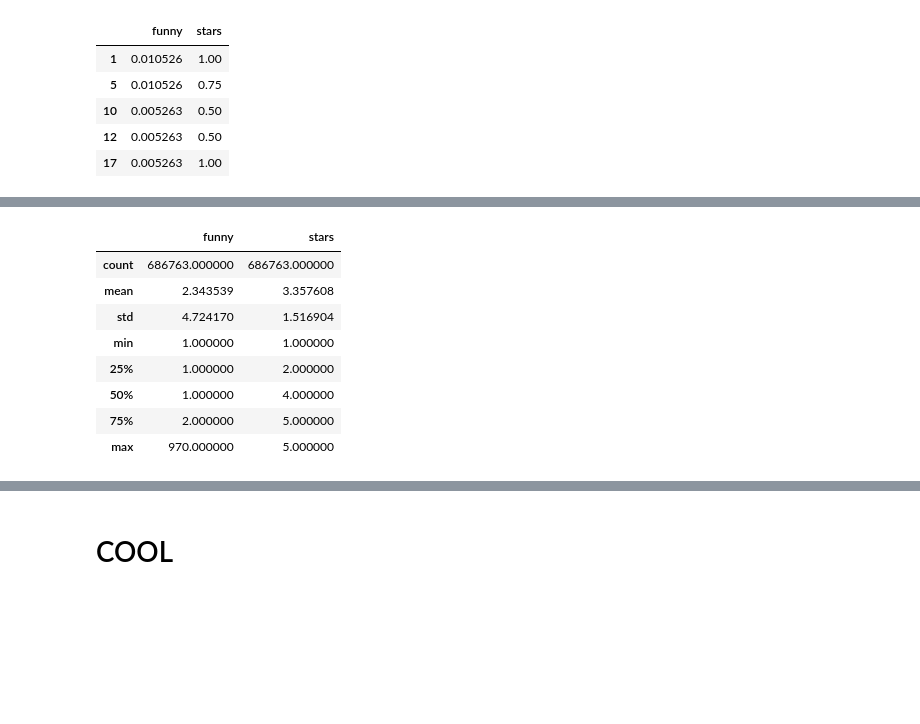
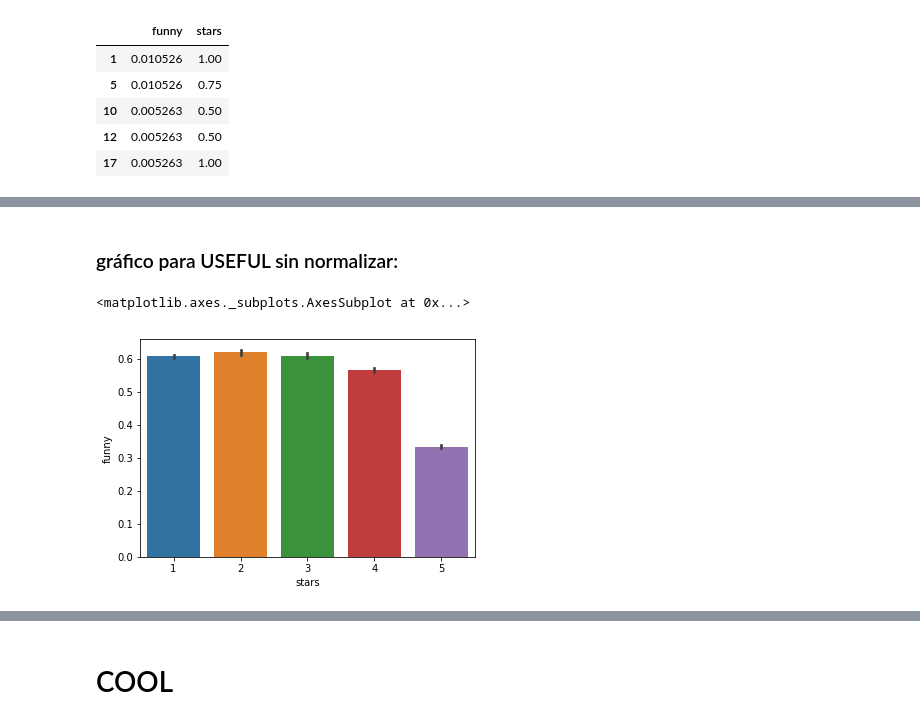
Before and after one commit to aenet/mentoria, a Jupyter notebook: analisis-curacion/tp2-analisis-curacion-datos.ipynb, the cells around one changed output, grey strips where cells are left out. Saved outputs shown, nothing was run; the diff lists cells and outputs as text; code cells hidden in the pictures; blank space fills up the shorter version.

```diff
--- a/analisis-curacion/tp2-analisis-curacion-datos.ipynb
+++ b/analisis-curacion/tp2-analisis-curacion-datos.ipynb
@@ -196,12 +222,8 @@ sb.pairplot(data=funny_norm, hue="stars")
-# %%
-funny.describe()
-# %% [output]
-|  | funny | stars |
-| count | 686763.000000 | 686763.000000 |
-| mean | 2.343539 | 3.357608 |
-| std | 4.724170 | 1.516904 |
-| min | 1.000000 | 1.000000 |
-| 25% | 1.000000 | 2.000000 |
-| 50% | 1.000000 | 4.000000 |
-| 75% | 2.000000 | 5.000000 |
-| max | 970.000000 | 5.000000 |
+# %% [markdown]
+### gráfico para USEFUL sin normalizar:
+# %%
+funny = df_int[trimmed][["funny", "stars"]]
+sb.barplot(x=funny["stars"], y=funny["funny"])
+# %% [output]
+<matplotlib.axes._subplots.AxesSubplot at 0x...>
+[figure, added]
```
Also changed, not shown: parts of 20 cells of this notebook.
